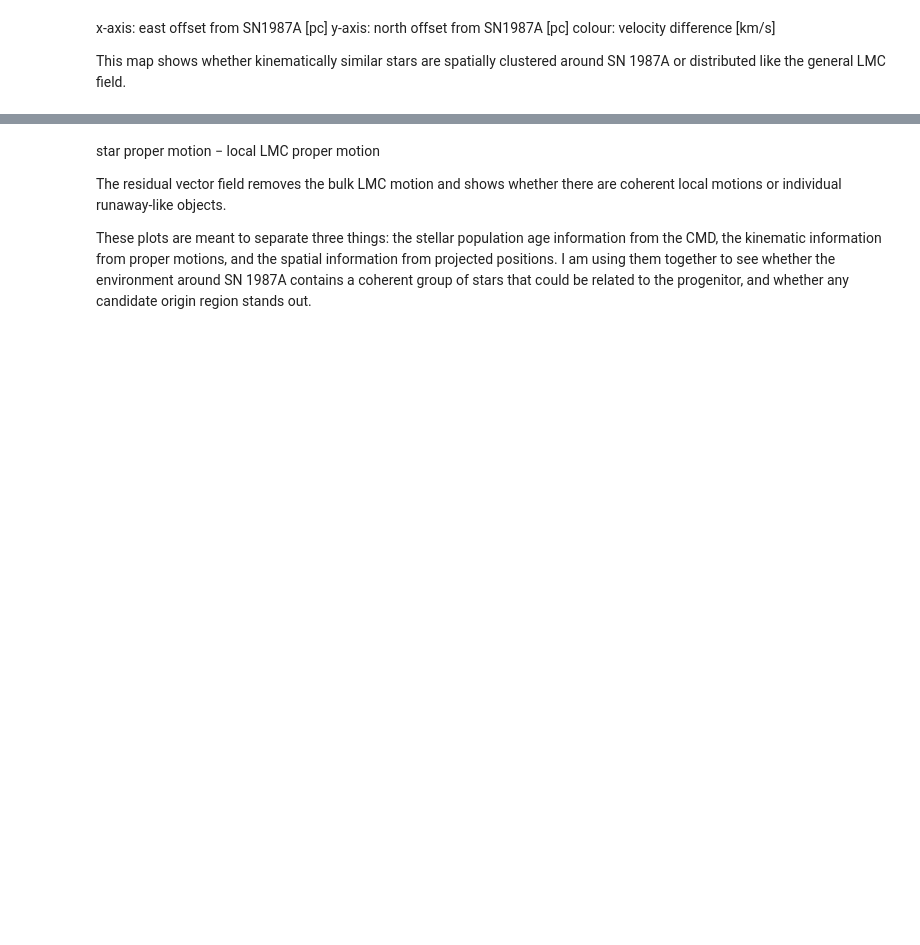
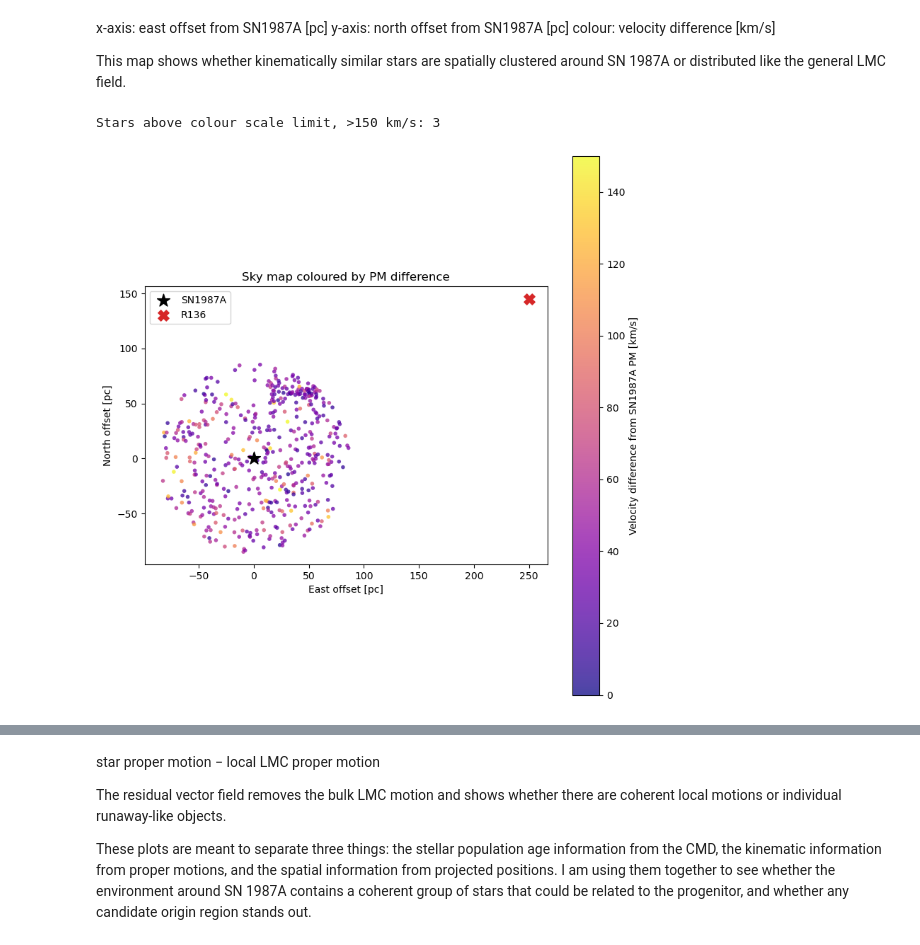
Before and after one commit to Wafeliniec/87A-progenitor-search, a Jupyter notebook: SN1987A_figures.ipynb, the cells around one changed output, grey strips where cells are left out. Drawn from its saved outputs; the diff is of its cells as text; code cells hidden in the pictures; blank space fills up the shorter version.

```diff
--- a/SN1987A_figures.ipynb
+++ b/SN1987A_figures.ipynb
@@ -494,4 +599,43 @@ y-axis: north offset from SN1987A [pc]
 colour: velocity difference [km/s]
 
 This map shows whether kinematically similar stars are spatially clustered around SN 1987A or distributed like the general LMC field.
+# %%
+# Plot 5: sky map coloured by velocity difference
+# Colour scale clipped so normal stars are not hidden by extreme outliers.
+
+fig, ax = plt.subplots(figsize=(8, 8))
+
+sc = ax.scatter(
+    df["x_pc"],
+    df["y_pc"],
+    c=df["dv_vs_sn87a_kms"],
+    vmin=0,
+    vmax=150,
+    cmap="plasma",
+    s=16,
+    alpha=0.75,
+    edgecolors="none"
+)
+
+ax.scatter(0, 0, marker="*", s=180, color="black", label="SN1987A")
+ax.scatter(x_r136_pc, y_r136_pc, marker="X", s=120, color="tab:red", label="R136")
+
+ax.set_aspect("equal", adjustable="box")
+ax.set_xlabel("East offset [pc]")
+ax.set_ylabel("North offset [pc]")
+ax.set_title("Sky map coloured by PM difference")
+ax.legend()
+
+cb = plt.colorbar(sc, ax=ax)
+cb.set_label("Velocity difference from SN1987A PM [km/s]")
+
+outliers = df[df["dv_vs_sn87a_kms"] > 150]
+print("Stars above colour scale limit, >150 km/s:", len(outliers))
+
+plt.tight_layout()
+plt.savefig(fig_dir / "sky_map_coloured_by_velocity_difference.png", dpi=300)
+plt.show()
+# %% [output]
+Stars above colour scale limit, >150 km/s: 3
+[figure, added]
 # %%
```
Also changed, not shown: parts of 16 cells of this notebook, 11 other files.
